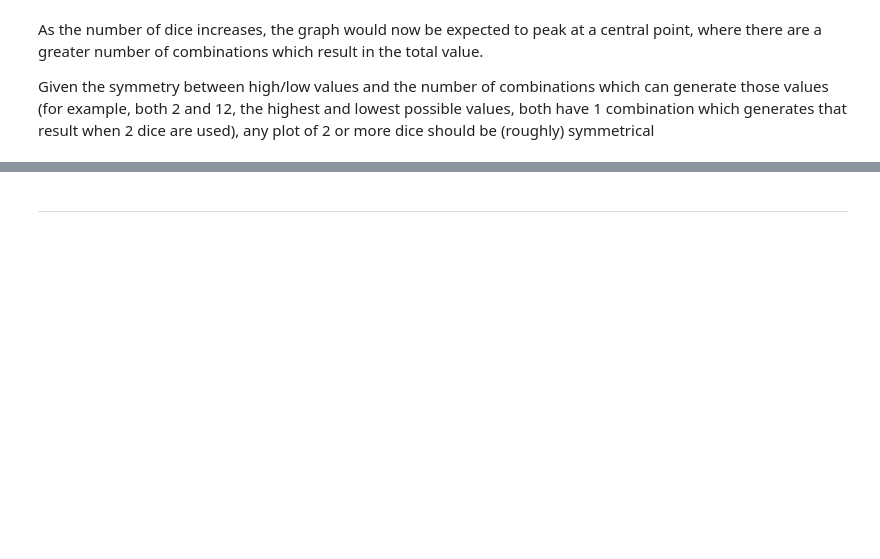
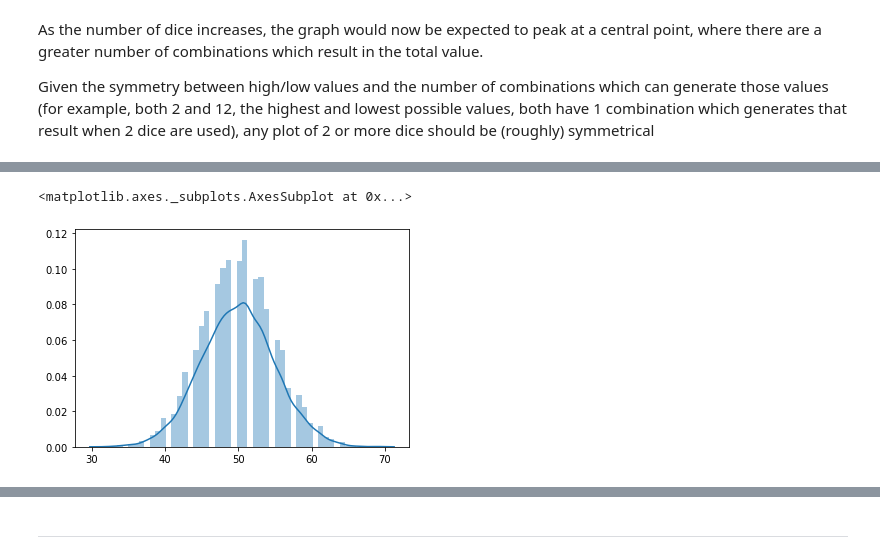
Before and after one commit to dervlac/tasks2020-FDA, a Jupyter notebook: Fundamentals of Data Analysis 2020 Tasks.ipynb, the cells around one changed output, grey strips where cells are left out. Drawn from its saved outputs; the diff is of its cells as text; code cells hidden in the pictures; blank space fills up the shorter version.

```diff
--- a/Fundamentals of Data Analysis 2020 Tasks.ipynb
+++ b/Fundamentals of Data Analysis 2020 Tasks.ipynb
@@ -132,0 +148,8 @@ plt.show()
+# %%
+# results can be obtained with a single line of code
+event = np.random.binomial(n=100,p=0.5,size=10000)
+# a histogram with the kernal density estimate (KDE) overlaid best shows the shap of the curve
+sns.distplot(event)
+# %% [output]
+<matplotlib.axes._subplots.AxesSubplot at 0x...>
+[figure, added]
```
Also changed, not shown: parts of 12 cells of this notebook.
